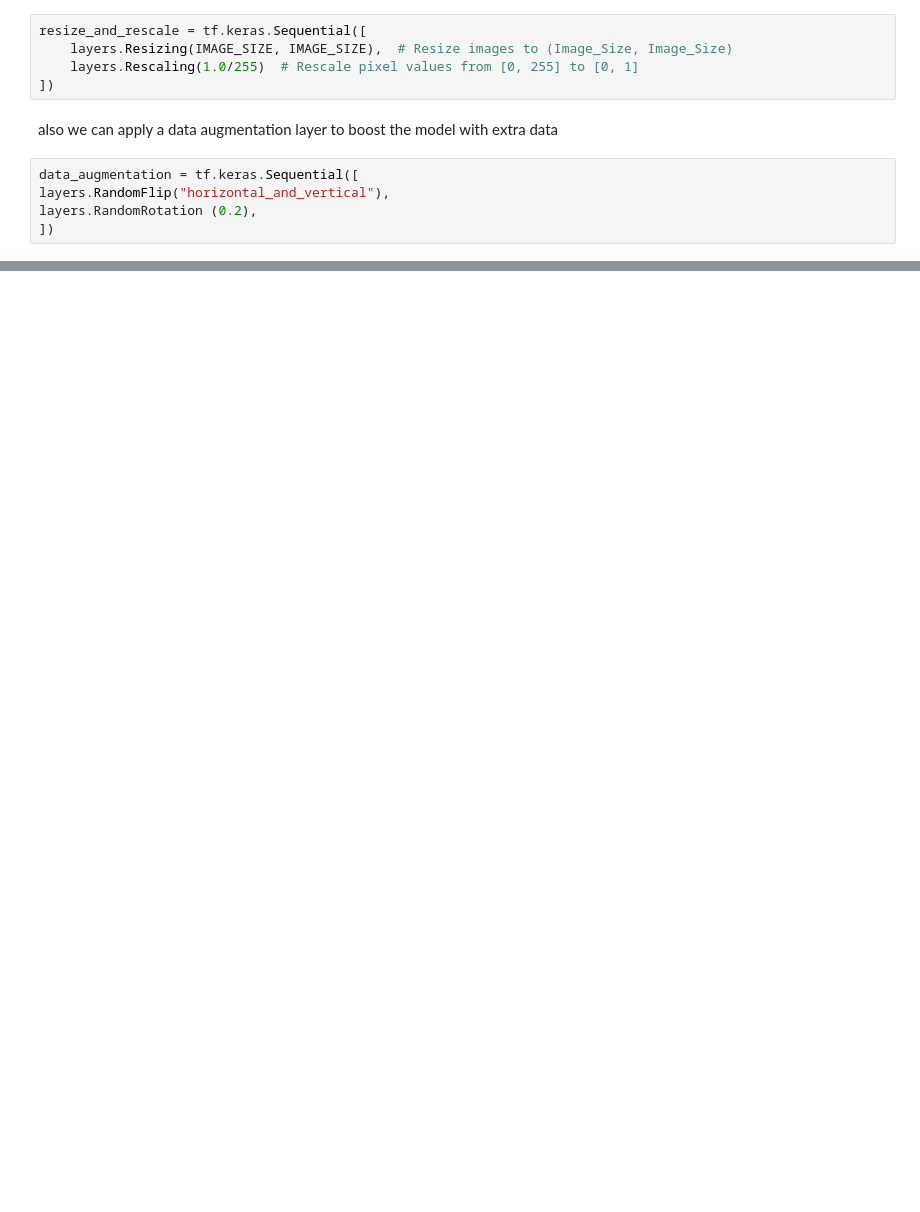
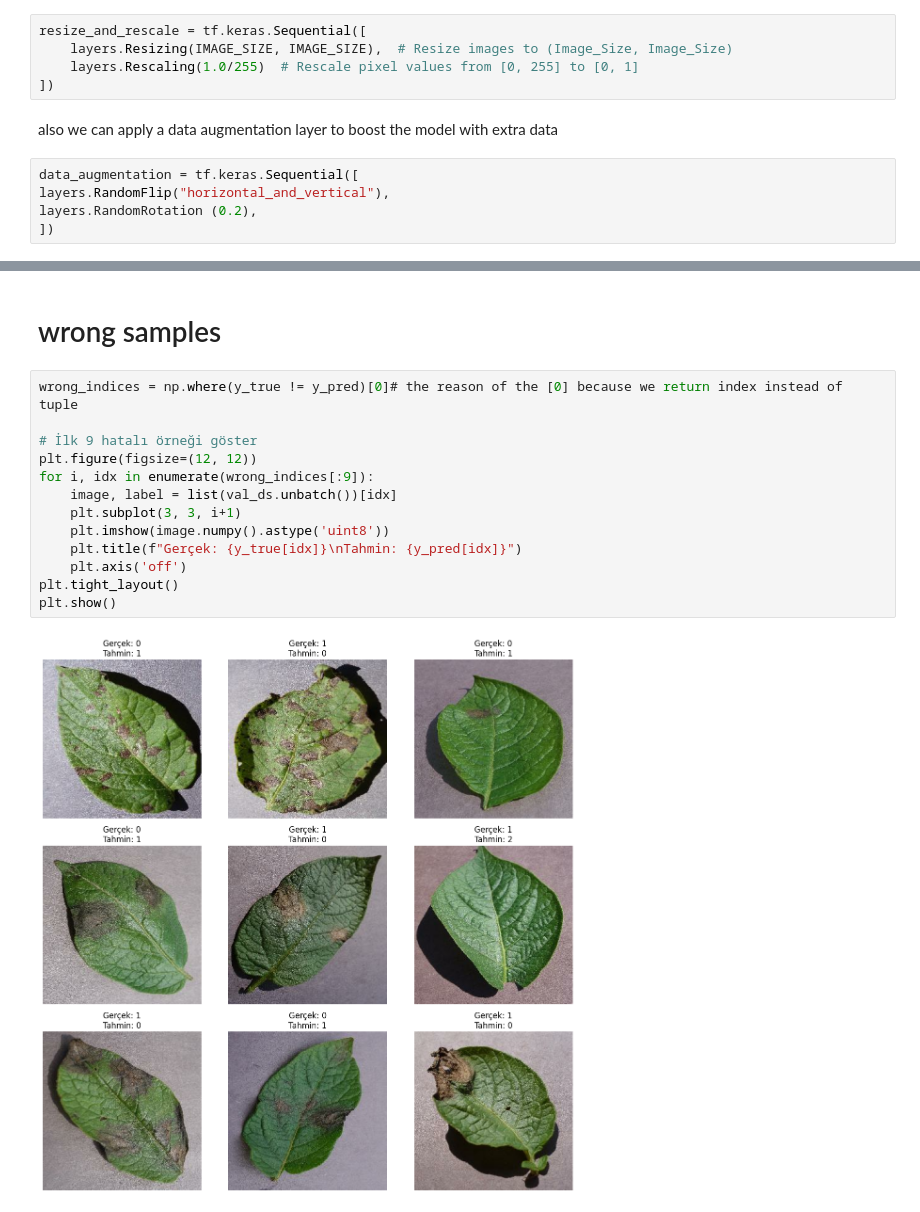
Before and after one commit to 007Rizan/PotatoDeseaseMlproject, a Jupyter notebook: essentials/training.ipynb, the cells around one changed output, grey strips where cells are left out. Drawn from its saved outputs; the diff is of its cells as text; blank space fills up the shorter version.

```diff
--- a/essentials/training.ipynb
+++ b/essentials/training.ipynb
@@ -103,0 +277,17 @@ layers.RandomRotation (0.2),
+# %% [markdown]
+# wrong samples
+# %%
+wrong_indices = np.where(y_true != y_pred)[0]# the reason of the [0] because we return index instead of tuple
+
+# İlk 9 hatalı örneği göster
+plt.figure(figsize=(12, 12))
+for i, idx in enumerate(wrong_indices[:9]):
+    image, label = list(val_ds.unbatch())[idx]
+    plt.subplot(3, 3, i+1)
+    plt.imshow(image.numpy().astype('uint8'))
+    plt.title(f"Gerçek: {y_true[idx]}\nTahmin: {y_pred[idx]}")
+    plt.axis('off')
+plt.tight_layout()
+plt.show()
+# %% [output]
+[figure, added]
```
Also changed, not shown: parts of 20 cells of this notebook.
